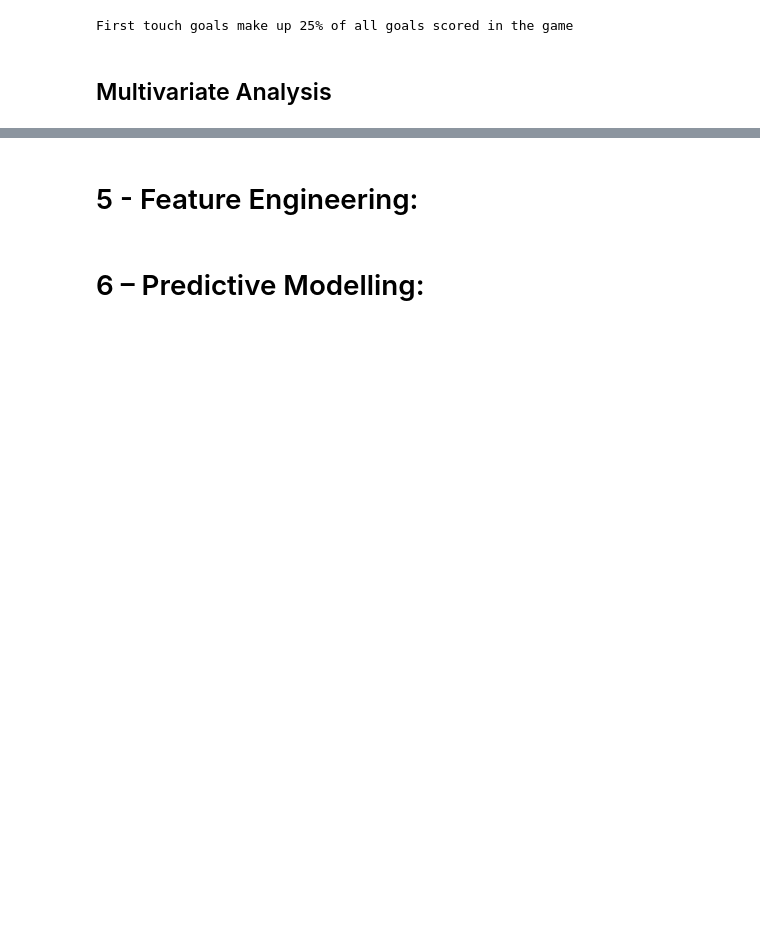
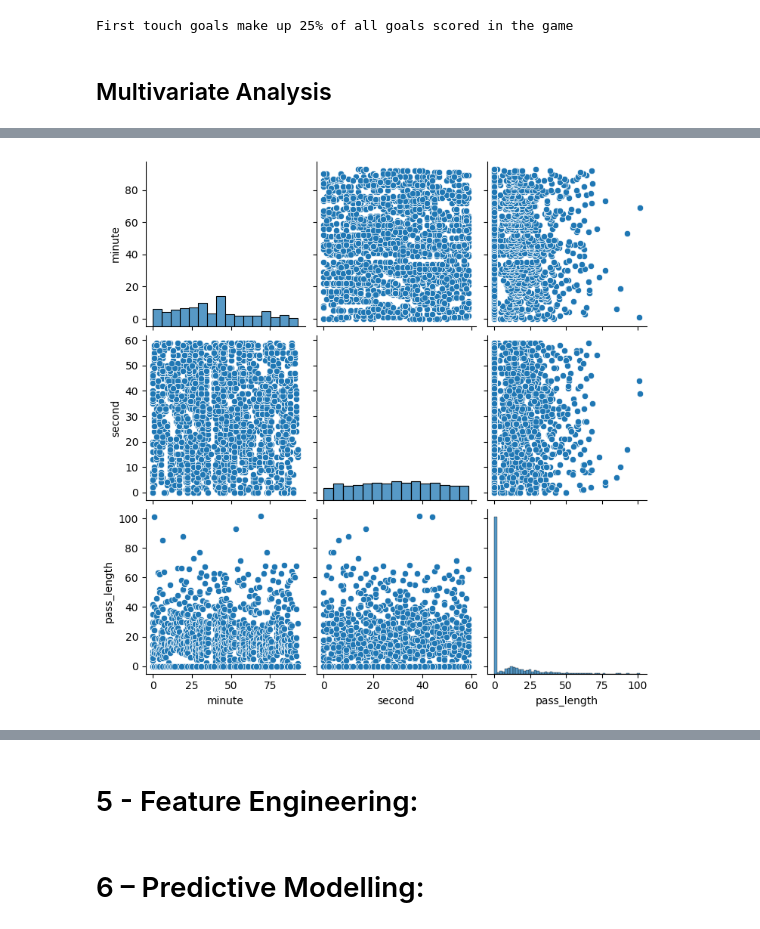
Before and after one commit to NojusMat/DataScience_CA2, a Jupyter notebook: NojusMatuseviciusDAProject.ipynb, the cells around one changed output, grey strips where cells are left out. Saved outputs shown, nothing was run; the diff lists cells and outputs as text; code cells hidden in the pictures; blank space fills up the shorter version.

```diff
--- a/NojusMatuseviciusDAProject.ipynb
+++ b/NojusMatuseviciusDAProject.ipynb
@@ -745,0 +869,80 @@ First touch goals make up 25% of all goals scored in the game
+# %%
+#________________________________________Regular shot / target /period +- 5 before the end of the half_______________________________________________________
+#9.Analyzing the probability of a player trying to take a regular shot on goal near the end of the first and second halves(+/- 5 minutes before the half ends
+
+
+#10. 5.Investigating which team is more likely to fail a tackle in the first half compared to the second half
+
+
+
+#If we analyze data by taking there or more variables/columns into consideration from a dataset, it is known as Multivariate Analysis.
+#Let’s investigate how ‘Education’, ‘Marital’, and ‘Response_rate’ vary with each other.
+#First, we’ll create a pivot table with the three columns and after that, we’ll create a heatmap.
+
+#Pivot table automatically uses the mean value of the response_rate argument.
+####result = pd.pivot_table(data=data, index='education', columns='marital',values='response_rate')
+####print(result)
+
+#create heat map of education vs marital vs response_rate
+###figure(num=None, figsize=(8, 8), dpi=80, facecolor='w', edgecolor='k')
+###sns.heatmap(result, annot=True, cmap = 'RdYlGn', center=0.117)
+###plt.show()
+
+#Based on the Heatmap we can infer that the married people with primary education are less likely to respond positively for the survey and single people with tertiary education are most likely to respond positively to the survey.
+#Similarly, we can plot the graphs for Job vs marital vs response, Education vs poutcome vs response, etc.
+
+
+
+#________________________________________Minute / second / pass length _______________________________________________________
+
+# Creating a matrix using period, minute, pass_length as rows and columns
+print(data[['minute','second','pass_length']].corr())
+
+sns.pairplot(data = data, vars=['minute','second','pass_length'])
+plt.show()
+
+
+#plot the correlation matrix of period, minute and pass_length in data dataframe.
+sns.heatmap(data[['minute','second','pass_length']].corr(), annot=True, cmap = 'Reds')
+plt.show()
+
+#________________________________________Minute / period / pass length _______________________________________________________
+
+# Creating a matrix using period, minute, pass_length as rows and columns
+print(data[['minute','period','pass_length']].corr())
+
+sns.pairplot(data = data, vars=['minute','period','pass_length'])
+plt.show()
+
+
+#plot the correlation matrix of minute, pass_length and period in data dataframe.
+sns.heatmap(data[['minute','period','pass_length']].corr(), annot=True, cmap = 'Reds')
+plt.show()
+
+#________________________________________second / period / pass length _______________________________________________________
+
+# Creating a matrix using period, second, pass_length as rows and columns
+print(data[['period','second','pass_length']].corr())
+
+sns.pairplot(data = data, vars=['period','second','pass_length'])
+plt.show()
+
+
+#plot the correlation matrix of second, period and pass length in data dataframe.
+sns.heatmap(data[['period','second','pass_length']].corr(), annot=True, cmap = 'Reds')
+plt.show()
+
+
+#________________________________________second / minute / period _______________________________________________________
+
+# Creating a matrix using period, minute, second as rows and columns
+print(data[['period','second','minute']].corr())
+
+sns.pairplot(data = data, vars=['period','second','minute'])
+plt.show()
+
+
+#plot the correlation matrix of period, minute and second in data dataframe.
+sns.heatmap(data[['period','second','minute']].corr(), annot=True, cmap = 'Reds')
+plt.show()
+# %% [output]
@@ -745,0 +953 @@ First touch goals make up 25% of all goals scored in the game
+[figure, added]
```
Also changed, not shown: parts of 7 cells of this notebook.
